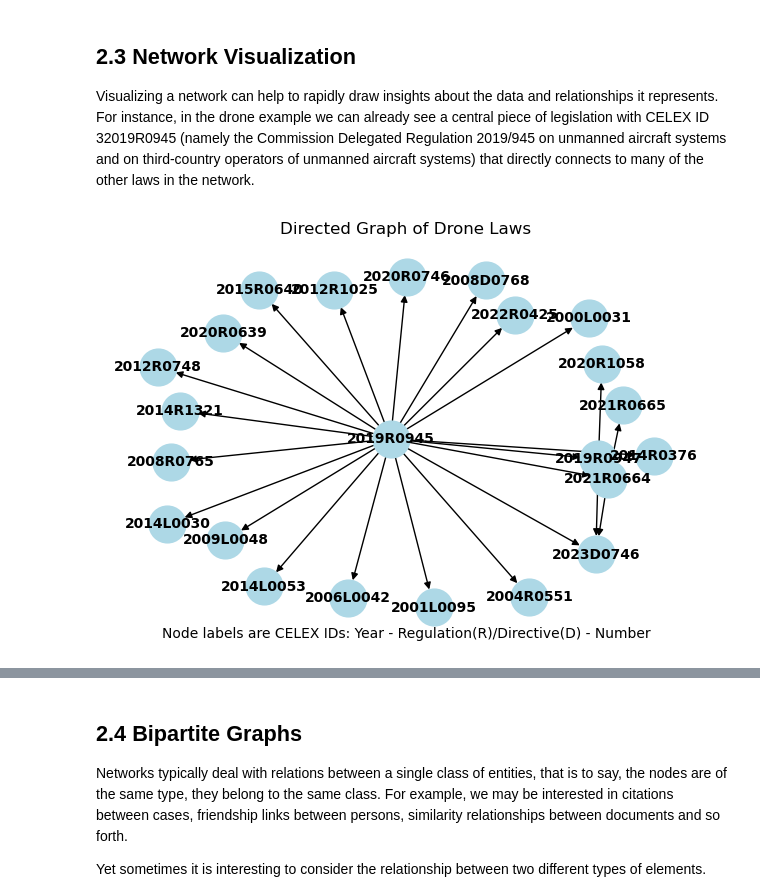
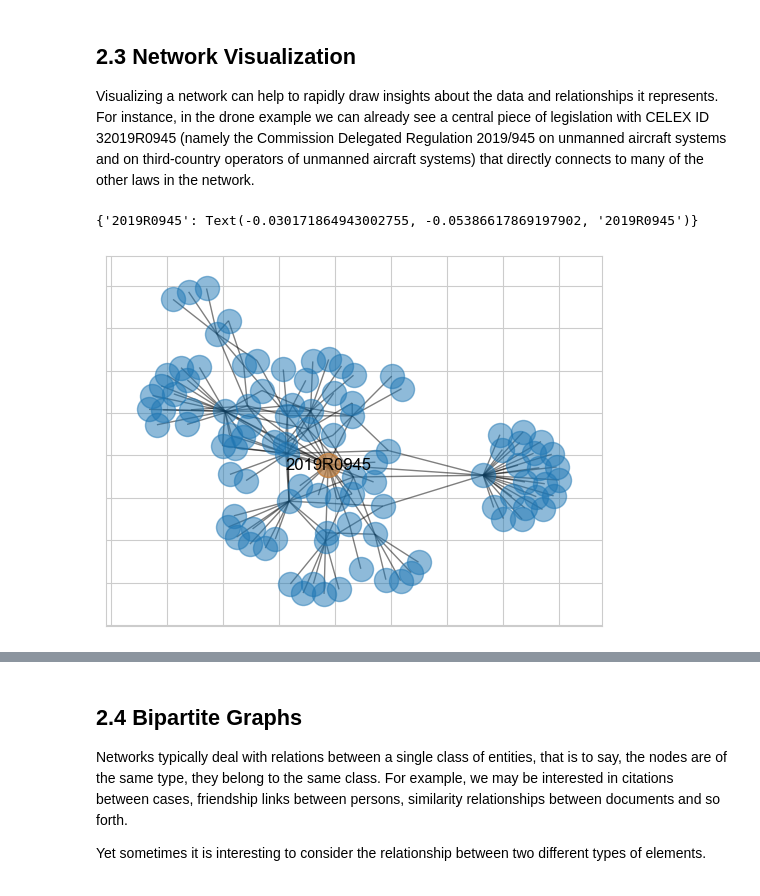
Before and after one commit to maastrichtlawtech/legal-network-textbook, a Jupyter notebook: public/notebooks/Chapter_2_Key_Concepts.ipynb, the cells around one changed output, grey strips where cells are left out. Drawn from its saved outputs; the diff is of its cells as text; code cells hidden in the pictures.

Commit message:
improved bipartite network of drone laws / fixed bug
used bipartite structure, fixed bug that made only a few level1 nodes appear

also moved possibly useful text to comment in helper.py

```diff
--- a/public/notebooks/Chapter_2_Key_Concepts.ipynb
+++ b/public/notebooks/Chapter_2_Key_Concepts.ipynb
@@ -34,30 +34,16 @@ By contrast undirected networks record reciprocal relationships. Here the existe
 
 Visualizing a network can help to rapidly draw insights about the data and relationships it represents. For instance, in the drone example we can already see a central piece of legislation with CELEX ID 32019R0945 (namely the Commission Delegated Regulation 2019/945 on unmanned aircraft systems and on third-country operators of unmanned aircraft systems) that directly connects to many of the other laws in the network.
 # %%
-# Load the JSON data
-with open("data/drone_laws/g_dronelaws_1.json") as f:
-    data = json.load(f)
-
-# Create a directed graph
-g_drones1 = nx.DiGraph()
-
-# Add nodes
-for node in data['nodes']:
-    g_drones1.add_node(node['id'])
-# Add edges
-for link in data['links']:
-    g_drones1.add_edge(link['source'], link['target'])
-
-# Visualize the graph
-plt.figure(figsize=(6, 4))
-pos = nx.spring_layout(g_drones1)
-nx.draw(g_drones1, pos, with_labels=True, node_size=700, node_color='lightblue', font_size=10, font_weight='bold', arrows=True)
-plt.title("Directed Graph of Drone Laws")
-plt.figtext(0.5, 0.01, "Node labels are CELEX IDs: Year - Regulation(R)/Directive(D) - Number",
-             wrap=True, horizontalalignment='center', fontsize=10)
-plt.show()
+g_drones = load_graph_from_json("data/drone_laws/g_dronelaws_2.json")
+g_drones = nx.to_undirected(g_drones)
+pos = nx.spring_layout(g_drones, seed=123)
+nx.draw_networkx_nodes(g_drones, pos=pos, node_color="tab:blue", alpha=0.5)
+nx.draw_networkx_nodes(g_drones, pos=pos, nodelist=["2019R0945"] , node_color="tab:orange", alpha=0.5)
+nx.draw_networkx_edges(g_drones, pos, alpha=0.5)
+nx.draw_networkx_labels(g_drones, pos, labels={"2019R0945":"2019R0945"}, font_color="black")
 # %% [output]
+{'2019R0945': Text(-0.030171864943002755, -0.05386617869197902, '2019R0945')}
-[figure, old version]
+[figure, new version]
 # %% [markdown]
 Although correctly made visualizations can provide insight, some visualizations can be misleading. The three plots below represent the exact same network (image from Wallis 2007, page 7). If one asks "which node is the most central one?" in relation to this particular network, the drawing on the left probably provides us the most insight and the one on the right is highly misleading (all the nodes in this network are equally central).
 
```
Also changed, not shown: parts of 4 cells of this notebook, 1 other file.
